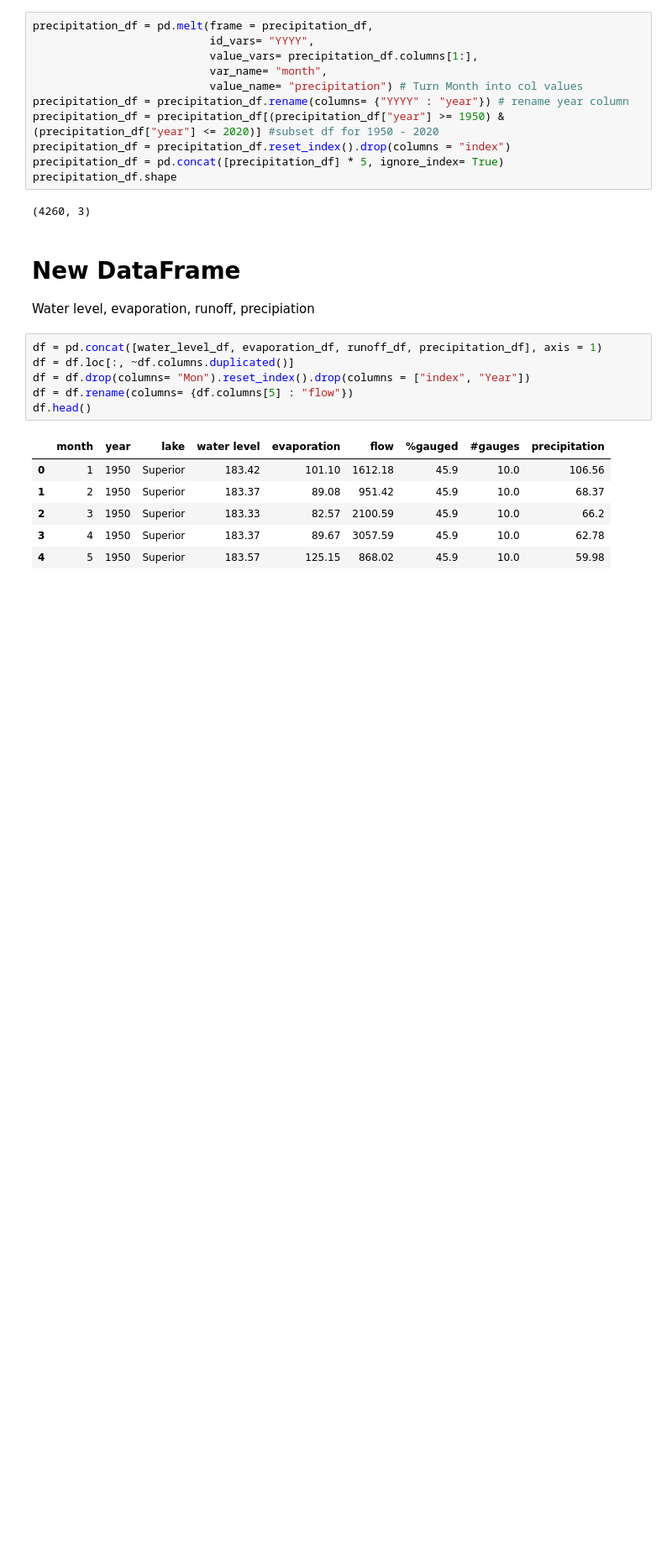
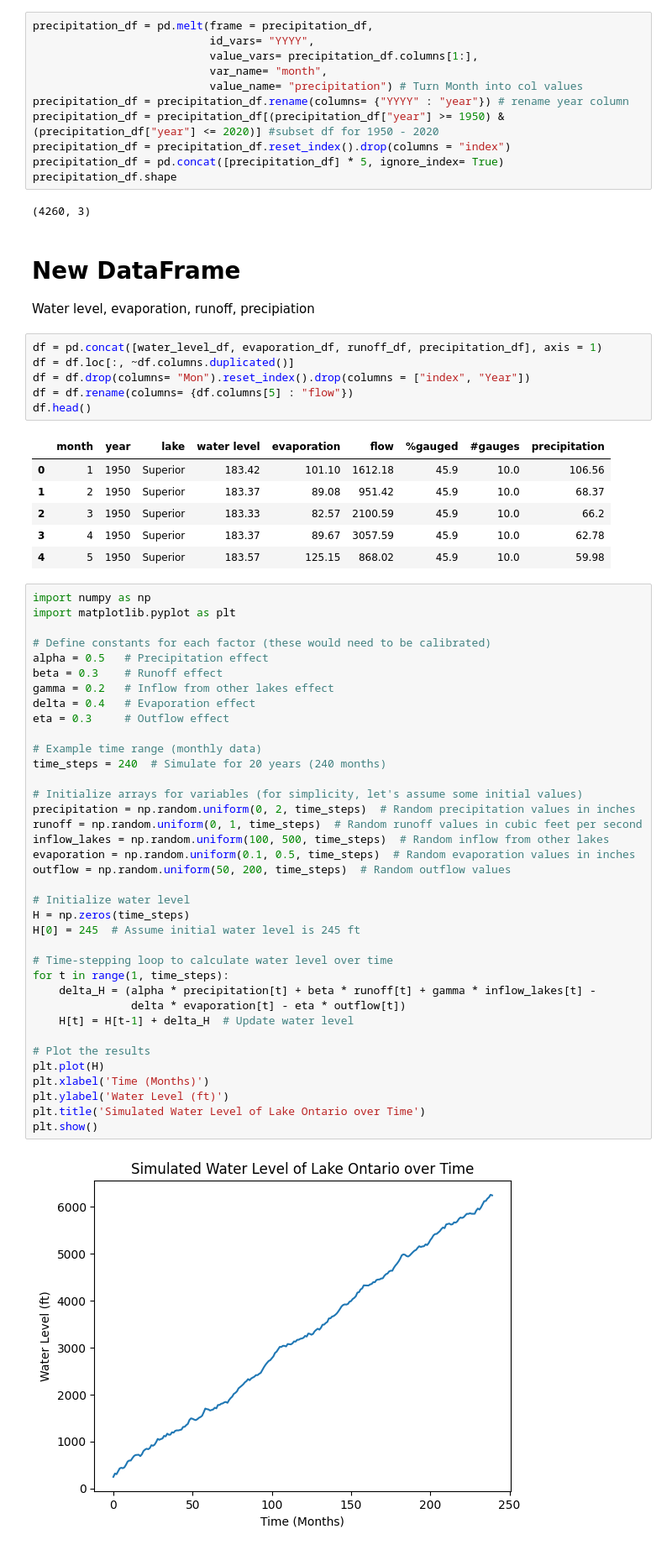
Before and after one commit to EmilioD19/Math-42-Final-Project, a Jupyter notebook: Final Project-Math42 (2).ipynb, the cells around one changed output. Shown: that part at 84% size. Saved outputs shown, nothing was run; the diff lists cells and outputs as text; blank space fills up the shorter version.

```diff
--- a/Final Project-Math42 (2).ipynb
+++ b/Final Project-Math42 (2).ipynb
@@ -124,3 +124,42 @@ df.head()
 | 2 | 3 | 1950 | Superior | 183.33 | 82.57 | 2100.59 | 45.9 | 10.0 | 66.2 |
 | 3 | 4 | 1950 | Superior | 183.37 | 89.67 | 3057.59 | 45.9 | 10.0 | 62.78 |
 | 4 | 5 | 1950 | Superior | 183.57 | 125.15 | 868.02 | 45.9 | 10.0 | 59.98 |
+# %%
+import numpy as np
+import matplotlib.pyplot as plt
+
+# Define constants for each factor (these would need to be calibrated)
+alpha = 0.5   # Precipitation effect
+beta = 0.3    # Runoff effect
+gamma = 0.2   # Inflow from other lakes effect
+delta = 0.4   # Evaporation effect
+eta = 0.3     # Outflow effect
+
+# Example time range (monthly data)
+time_steps = 240  # Simulate for 20 years (240 months)
+
+# Initialize arrays for variables (for simplicity, let's assume some initial values)
+precipitation = np.random.uniform(0, 2, time_steps)  # Random precipitation values in inches
+runoff = np.random.uniform(0, 1, time_steps)  # Random runoff values in cubic feet per second
+inflow_lakes = np.random.uniform(100, 500, time_steps)  # Random inflow from other lakes
+evaporation = np.random.uniform(0.1, 0.5, time_steps)  # Random evaporation values in inches
+outflow = np.random.uniform(50, 200, time_steps)  # Random outflow values
+
+# Initialize water level
+H = np.zeros(time_steps)
+H[0] = 245  # Assume initial water level is 245 ft
+
+# Time-stepping loop to calculate water level over time
+for t in range(1, time_steps):
+    delta_H = (alpha * precipitation[t] + beta * runoff[t] + gamma * inflow_lakes[t] -
+               delta * evaporation[t] - eta * outflow[t])
+    H[t] = H[t-1] + delta_H  # Update water level
+
+# Plot the results
+plt.plot(H)
+plt.xlabel('Time (Months)')
+plt.ylabel('Water Level (ft)')
+plt.title('Simulated Water Level of Lake Ontario over Time')
+plt.show()
+# %% [output]
+[figure, added]
```
